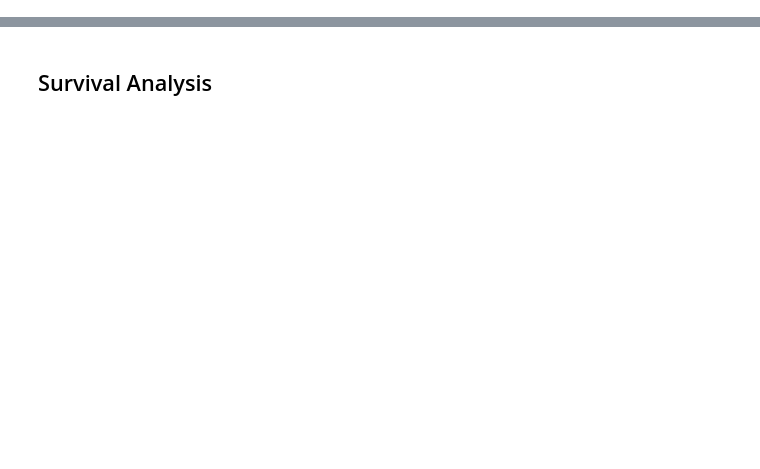
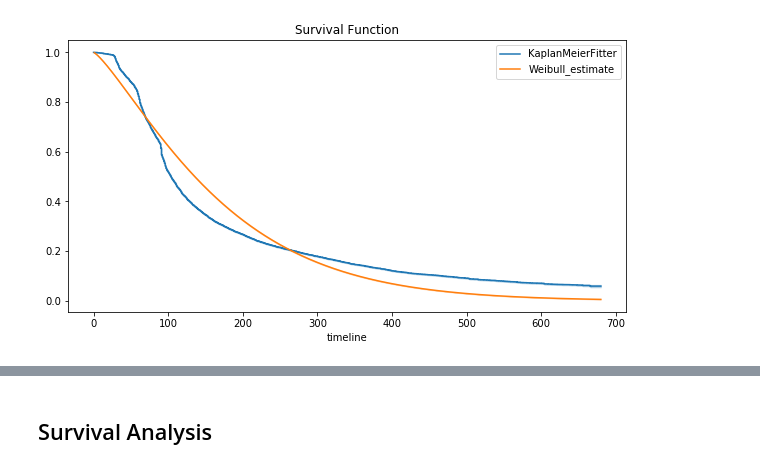
Before and after one commit to cwcomiskey/Misc, a Jupyter notebook: KPN/eda_model_ready.ipynb, the cells around one changed output, grey strips where cells are left out. Cells and saved outputs as stored; diff of their text form; code cells hidden in the pictures; blank space fills up the shorter version.

```diff
--- a/KPN/eda_model_ready.ipynb
+++ b/KPN/eda_model_ready.ipynb
@@ -108,0 +113,8 @@ df[df.columns[['date' in c for c in df.columns]]].dtypes
+# %%
+t = df.t
+e = df.event
+
+wf = WeibullFitter()
+wf.fit(t, e)
+
+wf.print_summary()
@@ -108,0 +131,8 @@ df[df.columns[['date' in c for c in df.columns]]].dtypes
+# %%
+kmf.plot_survival_function()
+wf.plot_survival_function()
+plt.title('Survival Function')
+
+pass;
+# %% [output]
+[figure, added]
```
Also changed, not shown: parts of 40 cells of this notebook.
